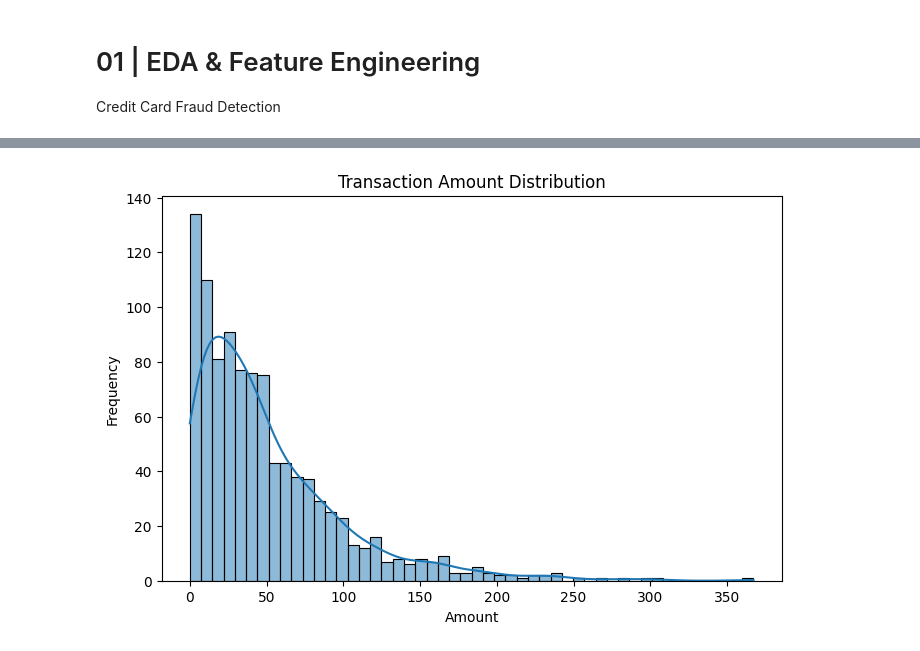
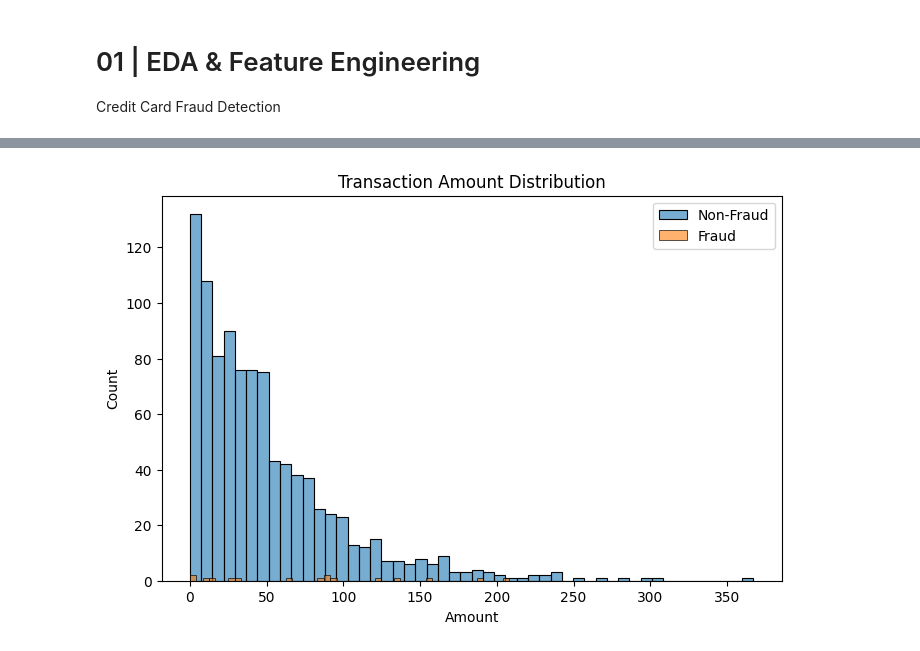
Before and after one commit to AndySchubert/credit-fraud-ml-system, a Jupyter notebook: notebooks/01_eda_feature_engineering.ipynb, the cells around one changed output, grey strips where cells are left out. Saved outputs shown, nothing was run; the diff lists cells and outputs as text; code cells hidden in the pictures.

```diff
--- a/notebooks/01_eda_feature_engineering.ipynb
+++ b/notebooks/01_eda_feature_engineering.ipynb
@@ -38,11 +41,25 @@ Each feature will have:
 # %%
 plt.figure(figsize=(8,5))
-sns.histplot(df['amount'], bins=50, kde=True)
+
+sns.histplot(
+    df.loc[df["is_fraud"] == 0, "amount"],
+    bins=50,
+    label="Non-Fraud",
+    alpha=0.6
+)
+
+sns.histplot(
+    df.loc[df["is_fraud"] == 1, "amount"],
+    bins=50,
+    label="Fraud",
+    alpha=0.6
+)
+
+plt.legend()
 plt.title("Transaction Amount Distribution")
 plt.xlabel("Amount")
-plt.ylabel("Frequency")
 plt.show()
 # %% [output]
-[figure, old version]
+[figure, new version]
 # %%
 plt.figure(figsize=(8,5))
```
Also changed, not shown: parts of 15 cells of this notebook, 5 other files.
